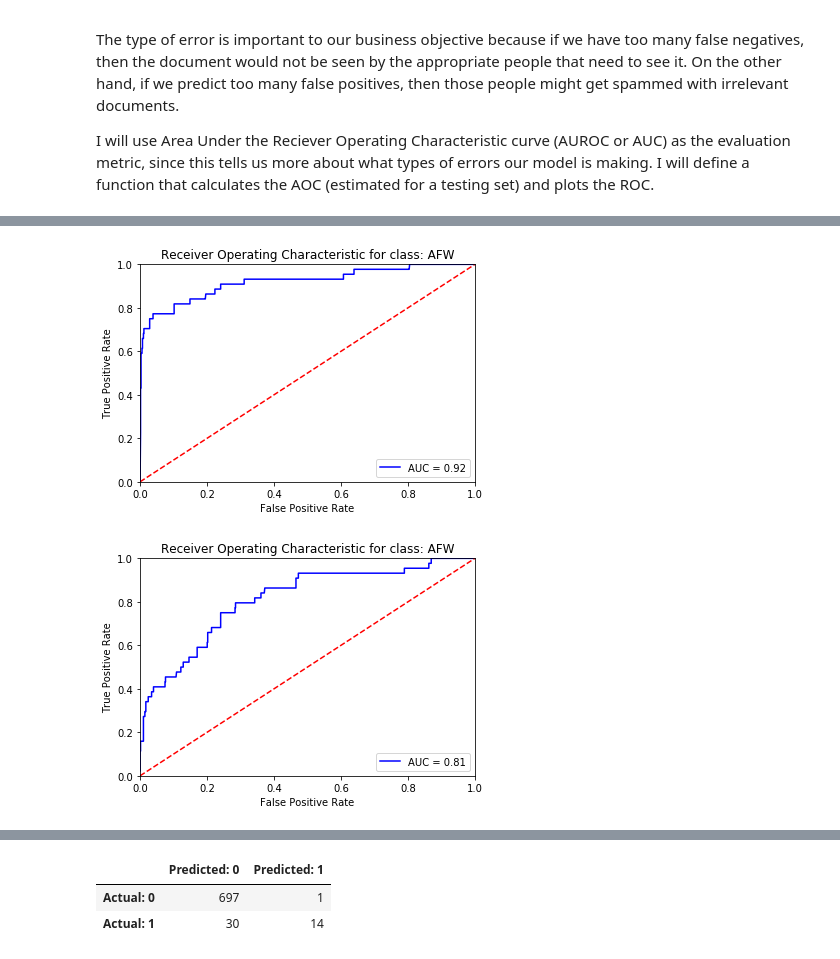
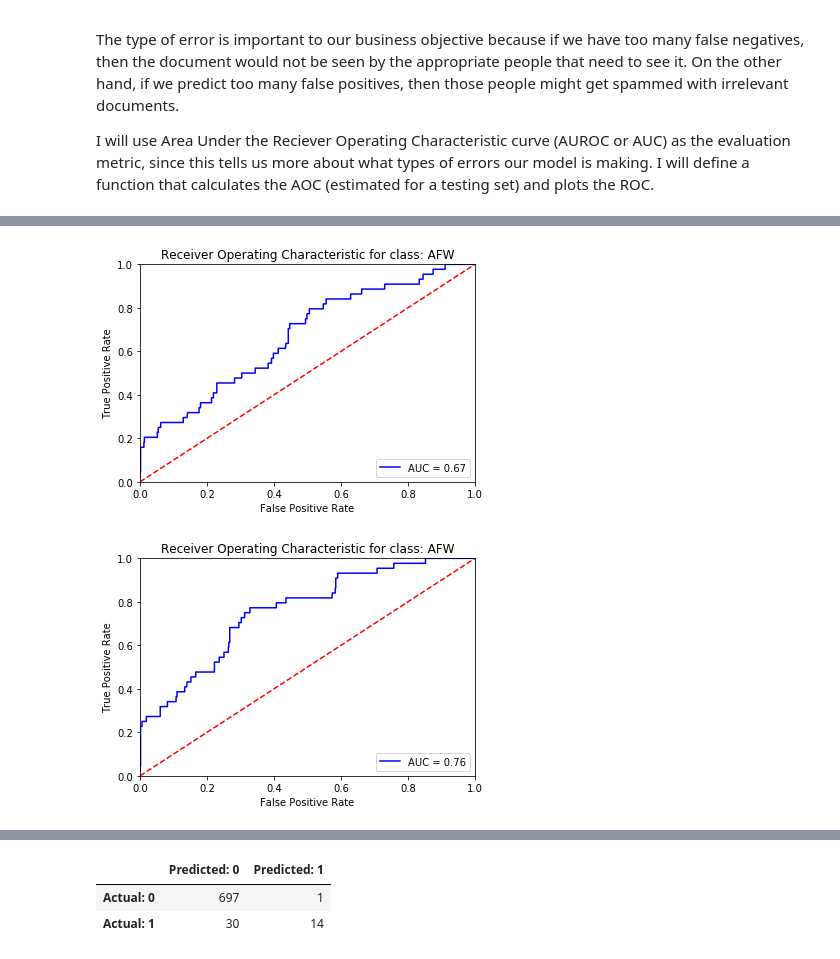
Before and after one commit to jesserobles/GA-Project, a Jupyter notebook: Event Report Classification.ipynb, the cells around one changed output, grey strips where cells are left out. Cells and saved outputs as stored; diff of their text form; code cells hidden in the pictures.

Commit message:
Updated Chart

```diff
--- a/Event Report Classification.ipynb
+++ b/Event Report Classification.ipynb
@@ -317,7 +317,7 @@ X_train_tfidf = tfidf.fit_transform(X_train)
 X_test_tfidf = tfidf.transform(X_test)
 
 # Instantiate MNB model
-mnb = MultinomialNB(alpha=0.01)
+mnb = MultinomialNB()
 results = []
 for cls in y_df.columns:
     # Only get the response column we are interest in
@@ -361,7 +361,7 @@ results
 # Using OneVsRestClassifier, which supports multilabel classification
 NB_pipeline = Pipeline([
                 ('tfidf', TfidfVectorizer(stop_words='english')),
-                ('clf', OneVsRestClassifier(MultinomialNB(alpha=0.01))),
+                ('clf', OneVsRestClassifier(MultinomialNB())),
             ])
 
 NB_pipeline.fit(X_train, y_train)
@@ -405,3 +405,19 @@ Accuracy score can only tell us how many predictions are correct, but it does no
 The type of error is important to our business objective because if we have too many false negatives, then the document would not be seen by the appropriate people that need to see it.  On the other hand, if we predict too many false positives, then those people might get spammed with irrelevant documents.
 
 I will use Area Under the Reciever Operating Characteristic curve (AUROC or AUC) as the evaluation metric, since this tells us more about what types of errors our model is making. I will define a function that calculates the AOC (estimated for a testing set) and plots the ROC.
+# %%
+mnb.fit(X_train_tfidf, y_train['AFW'])
+y_pred_proba = mnb.predict_proba(X_test_tfidf)
+preds = y_pred_proba[:,1]
+fpr, tpr, thresholds = metrics.roc_curve(y_test['AFW'], preds)
+roc_auc = metrics.auc(fpr, tpr)
+title = 'Receiver Operating Characteristic (AFW)'
+plt.title(title)
+plt.plot(fpr, tpr, 'b', label = 'AUC = %0.2f' % roc_auc)
+plt.legend(loc = 'lower right')
+plt.plot([0, 1], [0, 1],'r--')
+plt.xlim([0, 1])
+plt.ylim([0, 1])
+plt.ylabel('True Positive Rate')
+plt.xlabel('False Positive Rate')
+plt.show()
@@ -423,37 +441,37 @@ def plot_roc(classifier, X, y, class_name='AFW', random_state=42):
     """
     y = y[class_name]
     X_train, X_test, y_train, y_test = train_test_split(X, y, random_state=random_state)
     try:
         classifier.fit(X_train, y_train)
     except ValueError: # classifier does not have a document transformer (e.g., TfidfVectorizer, CountVectorizer)
         tfidf = TfidfVectorizer(stop_words='english', ngram_range=(1, 3))
         X_train = tfidf.fit_transform(X_train)
         X_test = tfidf.transform(X_test)
         classifier.fit(X_train, y_train)
     y_pred_proba = classifier.predict_proba(X_test)
     preds = y_pred_proba[:,1]
     fpr, tpr, thresholds = metrics.roc_curve(y_test, preds)
     roc_auc = metrics.auc(fpr, tpr)
     title = 'Receiver Operating Characteristic'
     if class_name is not None:
         title += ' for class: ' + class_name
     plt.title(title)
     plt.plot(fpr, tpr, 'b', label = 'AUC = %0.2f' % roc_auc)
     plt.legend(loc = 'lower right')
     plt.plot([0, 1], [0, 1],'r--')
     plt.xlim([0, 1])
     plt.ylim([0, 1])
     plt.ylabel('True Positive Rate')
     plt.xlabel('False Positive Rate')
     plt.show()
     return roc_auc
 
 class_name = 'AFW'
-auc = plot_roc(MultinomialNB(alpha=0.01), X, y_df, class_name=class_name)
+auc = plot_roc(MultinomialNB(), X, y_df, class_name=class_name)
 # %% [output]
-[figure, old version]
+[figure, new version]
 # %%
 # Let's try with another value for alpha
-auc = plot_roc(MultinomialNB(alpha=0.5), X, y_df, class_name=class_name)
+auc = plot_roc(MultinomialNB(alpha=0.2), X, y_df, class_name=class_name)
 # %% [output]
-[figure, old version]
+[figure, new version]
```
Also changed, not shown: parts of 7 cells of this notebook.
